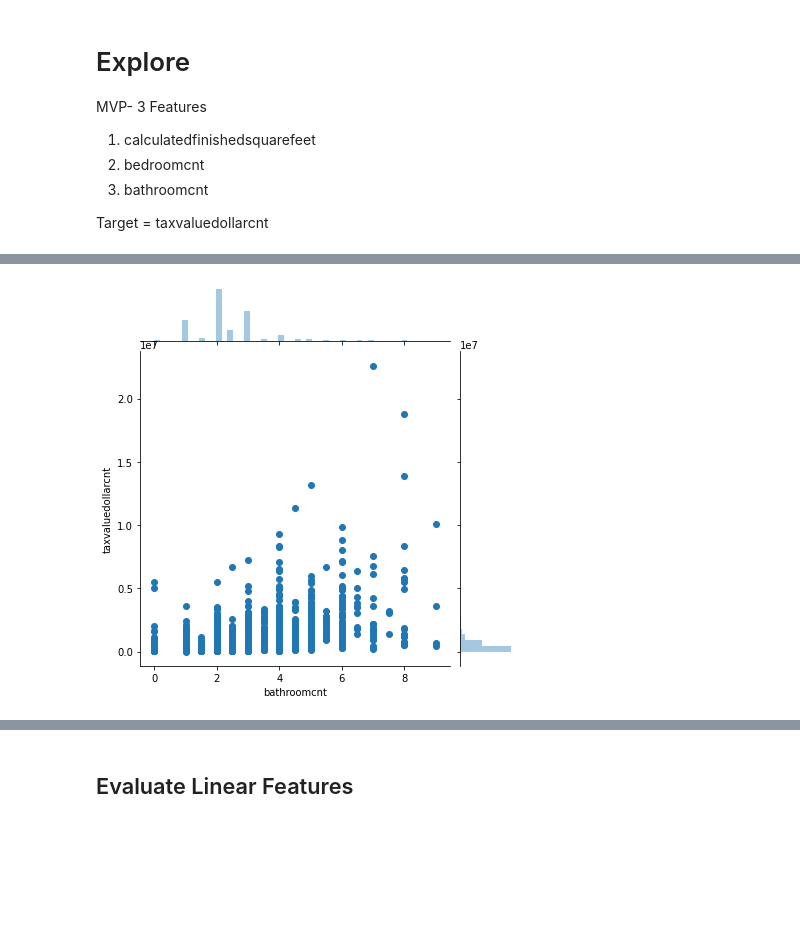
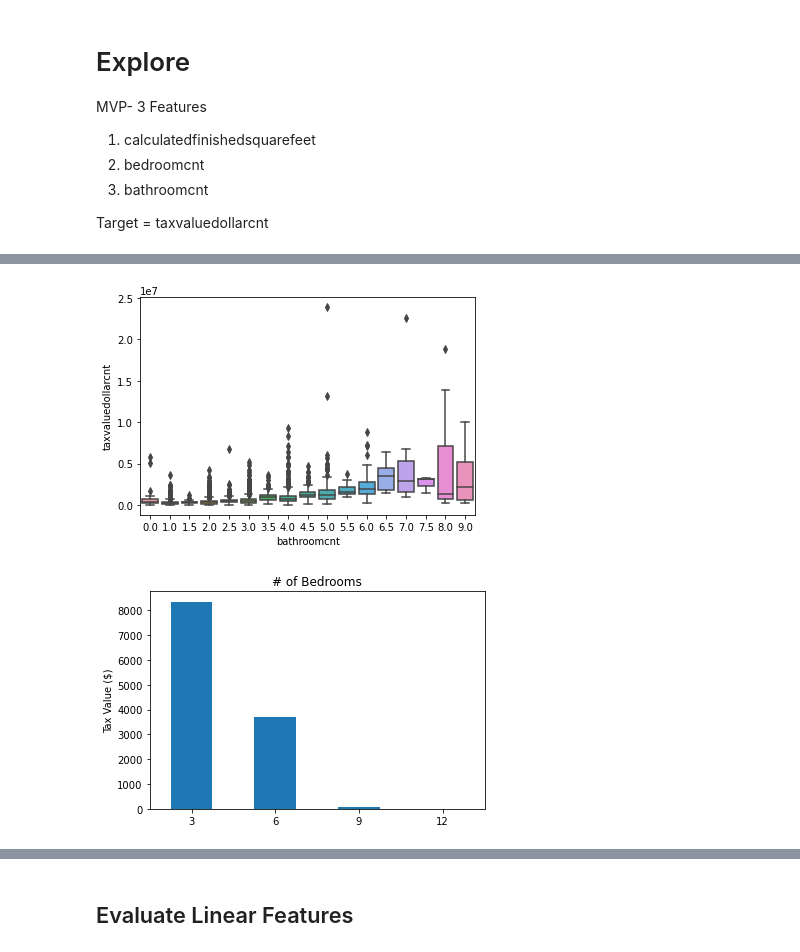
Before and after one commit to CY-Data-Services/zillow_regression_project, a Jupyter notebook: Zillow Regression Project/corey_notebook.ipynb, the cells around one changed output, grey strips where cells are left out. Drawn from its saved outputs; the diff is of its cells as text; code cells hidden in the pictures; blank space fills up the shorter version.

```diff
--- a/Zillow Regression Project/corey_notebook.ipynb
+++ b/Zillow Regression Project/corey_notebook.ipynb
@@ -84,6 +69,16 @@ plt.show()
-# %%
-# Visualize relationship between square feet and bathroom cnt
-sns.jointplot(x='bathroomcnt',y='taxvaluedollarcnt', data=X_train_explore)
-plt.show()
-# %% [output]
-[figure, removed]
+# %%
+# Visualize relationship between bathroom count and tax value (Continuous and Categorical)
+X_train_explore['bathroom_bin'] = pd.cut(X_train_explore.bathroomcnt, bins=[0, 3, 6, 9], labels=['3', '6', '9'])
+sns.boxplot(data=X_train_explore, y='taxvaluedollarcnt', x='bathroomcnt')
+plt.show()
+# %% [output]
+[figure, added]
+# %%
+# Histogram of Bedrooms
+X_train_explore.bedroom_bin.value_counts().sort_index().plot.bar()
+plt.title('# of Bedrooms')
+plt.ylabel('Tax Value ($)')
+plt.xticks(rotation=0)
+plt.show()
+# %% [output]
+[figure, added]
```
Also changed, not shown: parts of 24 cells of this notebook, 1 other file.
